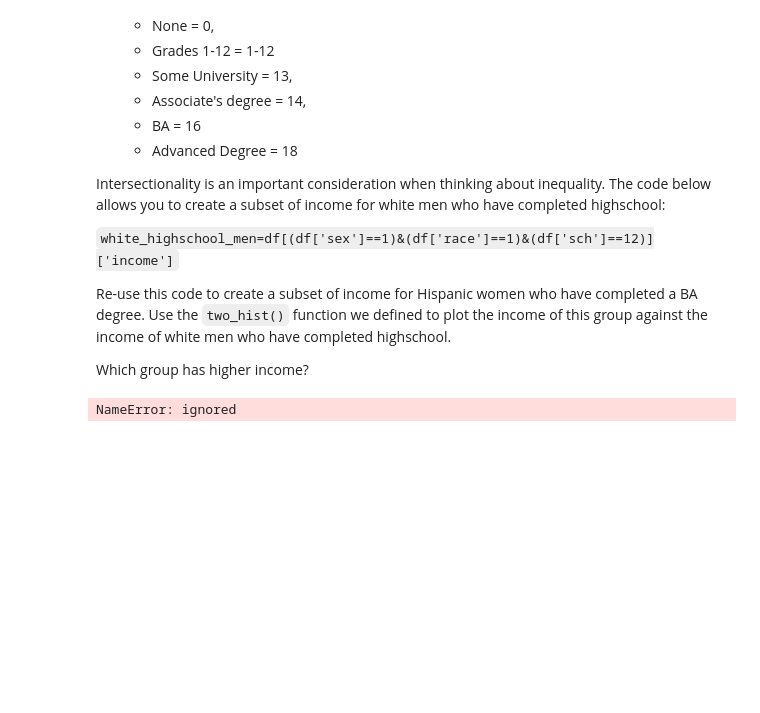
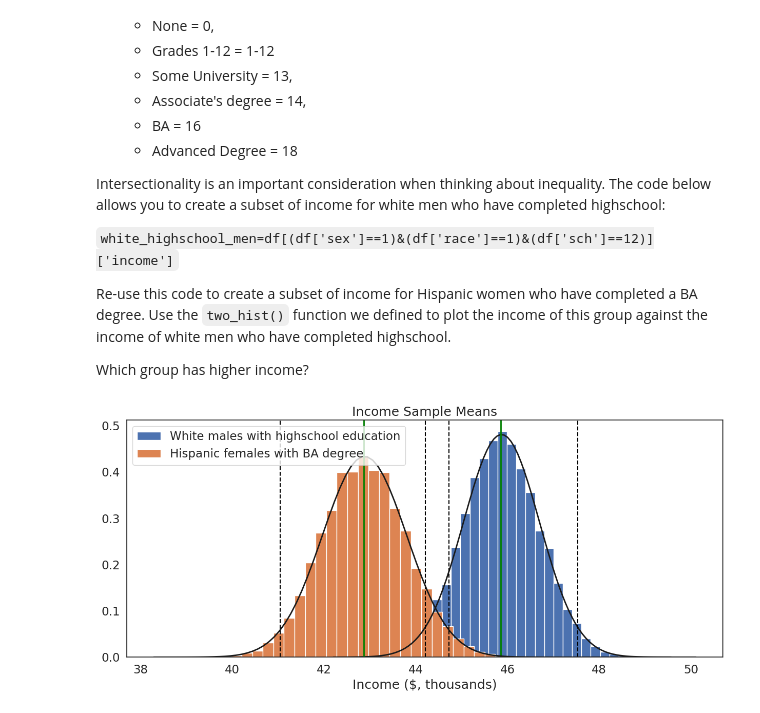
Before and after one commit to solo-marina/QM2, a Jupyter notebook: notebooks/W05. Distributions and Basic Statistics.ipynb, the cells around one changed output. Saved outputs shown, nothing was run; the diff lists cells and outputs as text; code cells hidden in the pictures; blank space fills up the shorter version.

```diff
--- a/notebooks/W05. Distributions and Basic Statistics.ipynb
+++ b/notebooks/W05. Distributions and Basic Statistics.ipynb
@@ -536,43 +544,10 @@ Intersectionality is an important consideration when thinking about inequality.
 Re-use this code to create a subset of income for Hispanic women who have completed a BA degree. Use the `two_hist()` function we defined to plot the income of this group against the income of white men who have completed highschool.
 
 Which group has higher income?
-# %%
-white_highschool_men=df[(df['sex']==1)&(df['race']==1)&(df['sch']==12)]['income']
-hispanic_BA_women= df[(df['sex']==2)&(df['race']==3)&(df['sch']==16)]['income']
-
-plot_sample_means(white_highschool_men, xlab='Income, ($, 000)', sample_size=500)
-plot_sample_means(hispanic_BA_women, xlab='Income, ($, 000)', sample_size=500)
-
-def two_hist(groups,group_labs,xlab, title): # define a function called two_hist that takes a list of groups, a list of group labels, an x-axis label, and a title as arguments
-
-		plt.figure(figsize=(15,6)) # set the figure size
-
-		it=-1 # create a counter variable called "it" and set it equal to -1
-		for var in groups: # loop through each group in the list of groups
-			it+=1 # increase the iterator by 1
-			sample_size=1000 # set the sample size equal to 1000
-			sample_means=[white_highschool_men, hispanic_BA_women] # create an empty list to store sample means
-			iterations=10000 # set the number of iterations equal to 10,000
-
-			for i in range(0,iterations): # loop through the number of iterations
-				sample=var.sample(sample_size, replace=True) # draw a sample of the size specified by the "sample_size" parameter
-				sample_mean=sample.mean() # calculate the mean of the sample
-				sample_means.append(sample_mean) # append the sample mean to the list of sample means
-
-			plt.hist(sample_means, bins=int(iterations/300),edgecolor='white',density=True, label=group_labs[it])  # plot a histogram of the sample means
-			mu, se = norm.fit(sample_means) # fit a normal distribution to the data
-			xmin, xmax = plt.xlim() # set the x-axis limits
-			x = np.linspace(xmin, xmax, 100) # create a range of values from the minimum to the maximum x-axis value
-			p = norm.pdf(x, mu, se) # calculate the probability density function for the normal distribution
-
-			plt.plot(x, p, 'k', linewidth=2) # plot the normal distribution
-			plt.xlabel(xlab) # add an x-axis label
-			plt.title('Hispanic BA women VS White School Men') # add a title
-			plt.axvline(var.mean(), color='green', linestyle='solid', linewidth=3) # add a vertical line at the mean of the variable
-			plt.axvline(mu-se*2, color='black', linestyle='dashed', linewidth=1.5)
-			plt.axvline(mu+se*2, color='black', linestyle='dashed', linewidth=1.5)
-			plt.legend() # add a legend
-
-		plt.show()  # show the plot
-# %% [output]
-NameError: ignored
+# %%
+white_highschool_men=df[(df['sex']==1)&(df['race']==1)&(df['sch']==12)]['income']
+hispanic_BA_women= df[(df['sex']==2)&(df['race']==3)&(df['sch']==16)]['income']
+
+two_hist([white_highschool_men,hispanic_BA_women],['White males with highschool education','Hispanic females with BA degree'],'Income ($, thousands)', "Income Sample Means")
+# %% [output]
+[figure, added]
```
Also changed, not shown: parts of 9 cells of this notebook.
